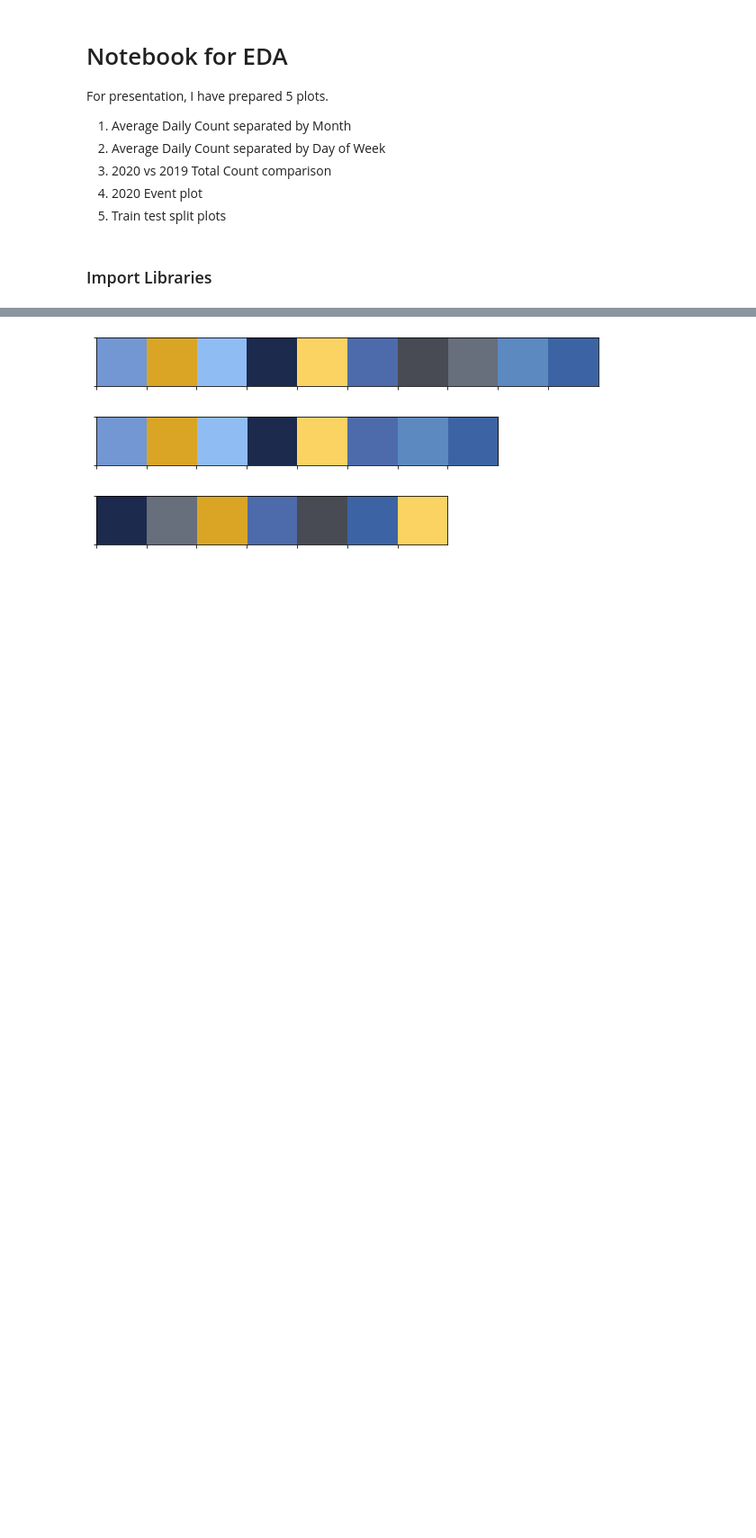
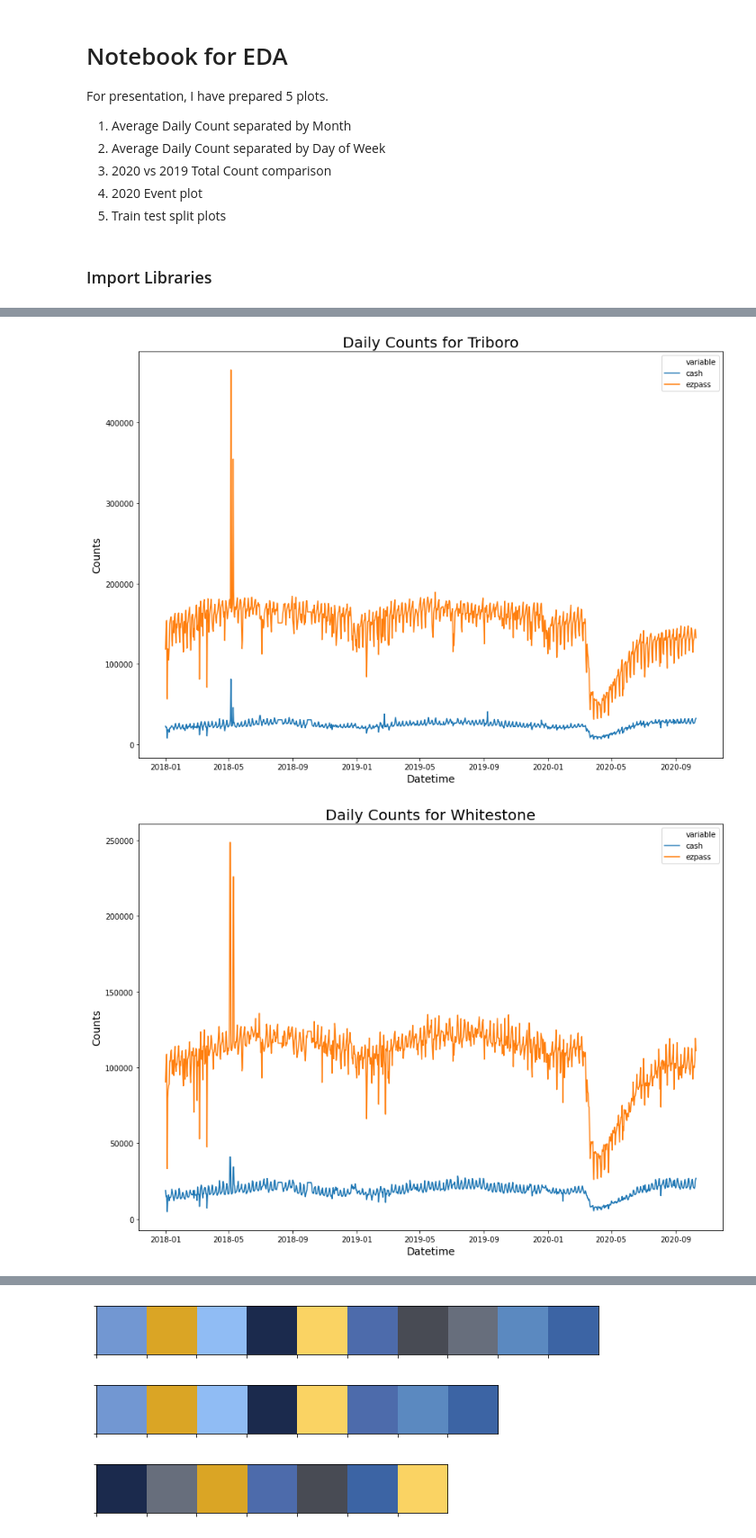
Before and after one commit to albertum1/Time_Series_MTABT, a Jupyter notebook: MTABT_EDA.ipynb, the cells around one changed output, grey strips where cells are left out. Shown at 90% size. Saved outputs shown, nothing was run; the diff lists cells and outputs as text; code cells hidden in the pictures; blank space fills up the shorter version.

Commit message:
adding plots to separate cash-ezpass

```diff
--- a/MTABT_EDA.ipynb
+++ b/MTABT_EDA.ipynb
@@ -37,0 +97,19 @@ for year in [2018, 2019, 2020]:
+# %%
+for i in _df.columns:
+    _df[i] = _df[i].replace(to_replace=0, method='ffill')
+# %%
+_df = _df.T.stack()
+# %%
+_df = _df.reset_index()
+# %%
+_df.rename(columns={0:'value'}, inplace=True)
+# %%
+for i in crossings:
+    fig, ax = plt.subplots(figsize=(14,10))
+    sns.lineplot(x='datetime', y='value', hue='variable', data= _df.loc[_df['plaza_id'].eq(i)], ax= ax)
+    ax.set_title('Daily Counts for {}'.format(i), fontsize=20)
+    ax.set_xlabel('Datetime', fontsize=14)
+    ax.set_ylabel('Counts', fontsize=14)
+# %% [output]
+[figure, added]
+[figure, added]
```
Also changed, not shown: parts of 8 cells of this notebook.
